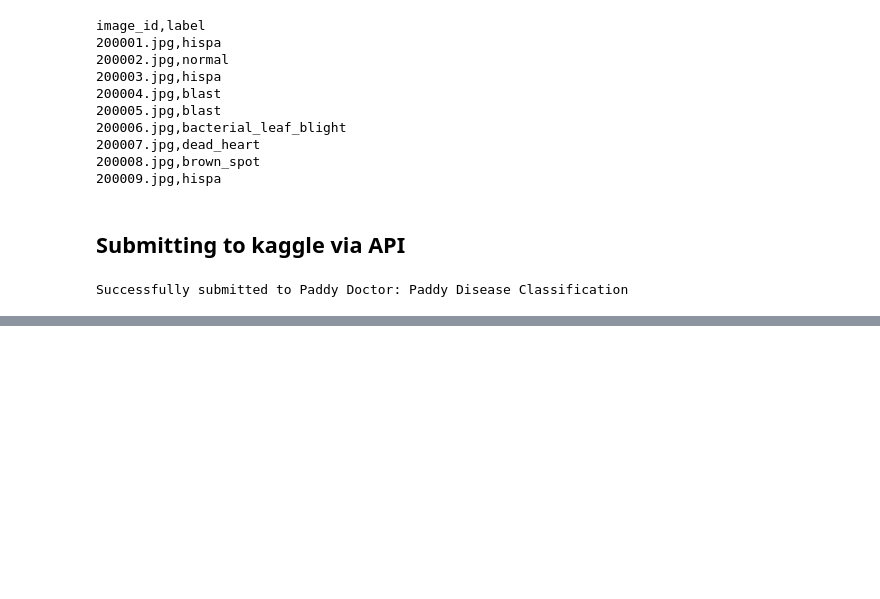
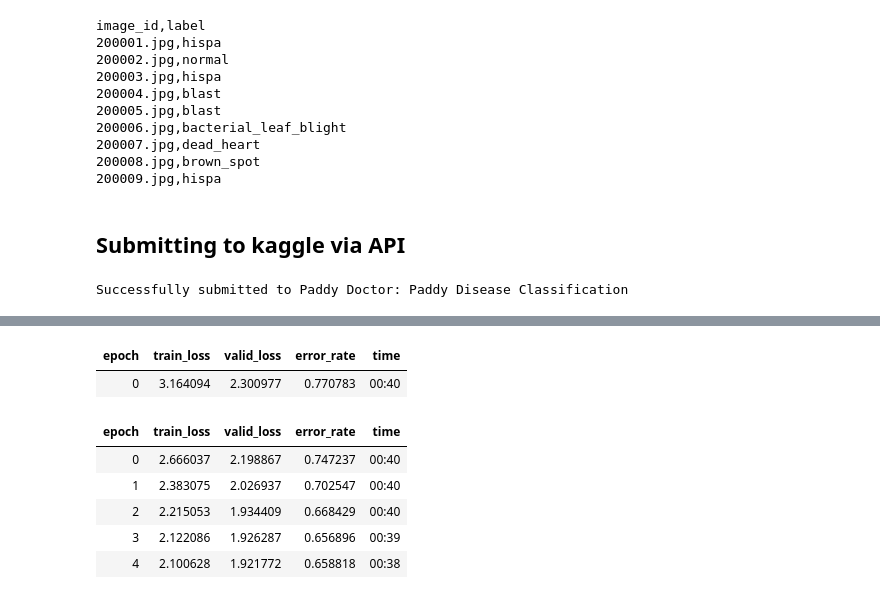
Before and after one commit to jalkestrup/fastai_course, a Jupyter notebook: 06_Paddy_vision/paddy.ipynb, the cells around one changed output, grey strips where cells are left out. Cells and saved outputs as stored; diff of their text form; code cells hidden in the pictures; blank space fills up the shorter version.

```diff
--- a/06_Paddy_vision/paddy.ipynb
+++ b/06_Paddy_vision/paddy.ipynb
@@ -398,0 +446,11 @@ Successfully submitted to Paddy Doctor: Paddy Disease Classification
+# %%
+learn = train('resnet26d', item=Resize(192, method='squish'),batch=aug_transforms(size=128, min_scale=0.75))
+# %% [output]
+| epoch | train_loss | valid_loss | error_rate | time |
+| 0 | 3.164094 | 2.300977 | 0.770783 | 00:40 |
+| epoch | train_loss | valid_loss | error_rate | time |
+| 0 | 2.666037 | 2.198867 | 0.747237 | 00:40 |
+| 1 | 2.383075 | 2.026937 | 0.702547 | 00:40 |
+| 2 | 2.215053 | 1.934409 | 0.668429 | 00:40 |
+| 3 | 2.122086 | 1.926287 | 0.656896 | 00:39 |
+| 4 | 2.100628 | 1.921772 | 0.658818 | 00:38 |
```
Also changed, not shown: parts of 27 cells of this notebook.
